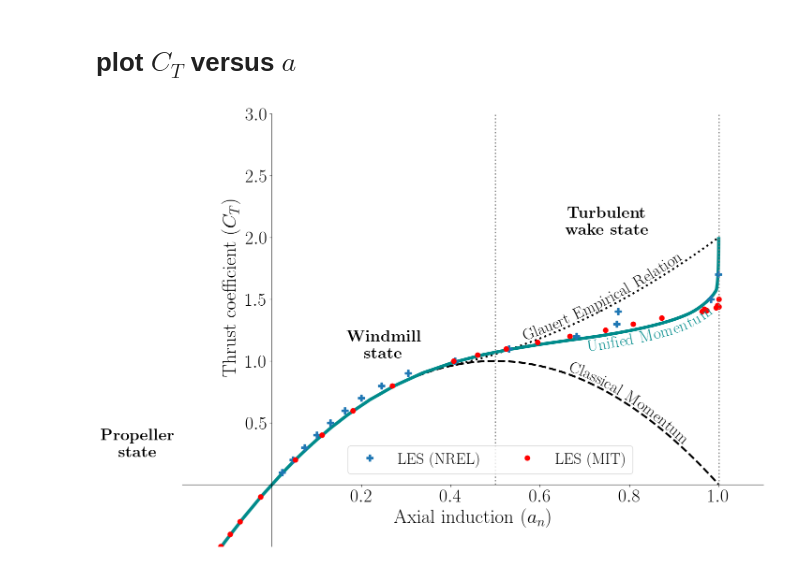
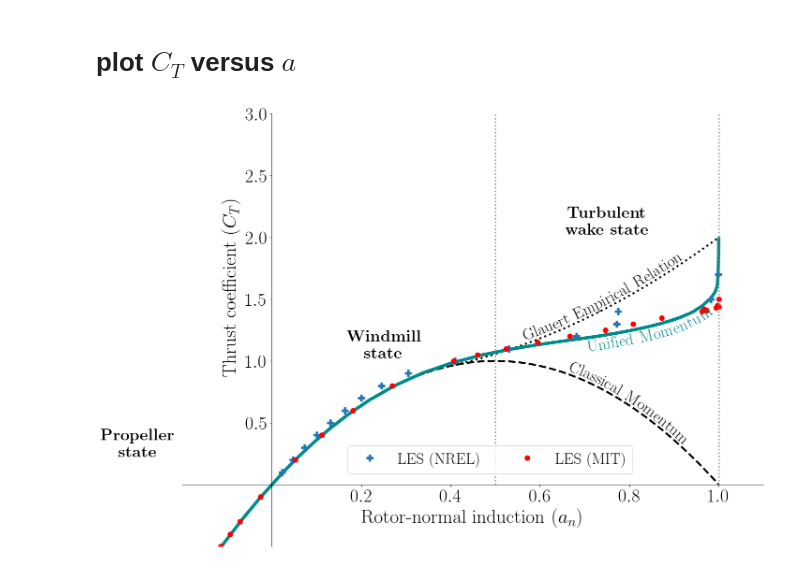
Before and after one commit to Howland-Lab/Unified-Momentum-Model, a Jupyter notebook: figures/figure_01_axis.ipynb, the cells around one changed output. Drawn from its saved outputs; the diff is of its cells as text; code cells hidden in the pictures.

```diff
--- a/figures/figure_01_axis.ipynb
+++ b/figures/figure_01_axis.ipynb
@@ -419,32 +422,32 @@ plt.text(0.75, 2.0, r"\textbf{Turbulent}" "\n" r"\textbf{wake state}", **state_p
 # Vertical lines
 vline_settings = dict(lw=2, colors="0.5", ls=":", ymin=0, ymax=4)
 plt.vlines(0.5, **vline_settings)
 plt.vlines(1, **vline_settings)
 
 # Axis labels and limits
-plt.xlabel("Axial induction $(a_n)$", fontsize=30)
+plt.xlabel("Rotor-normal induction $(a_n)$", fontsize=30)
 plt.ylabel("Thrust coefficient $(C_T)$", fontsize=30)
 ax.yaxis.set_label_coords(0.1, 0.6)
 
 plt.xlim(-0.2, 1.1)
 plt.ylim(-0.5, 3.0)
 
 # x and y ticks
 plt.xticks(np.arange(0.2, 1.01, 0.2))
 plt.yticks(np.arange(0.5, 3.1, 0.5))
 
 plt.tick_params(axis="both", which="both", labelsize=28)
 
 # Remove top and right frame
 ax.spines["top"].set_visible(False)
 ax.spines["right"].set_visible(False)
 
 # move axis origin to (0, 0)
 ax.spines["left"].set_position("zero")
 ax.spines["bottom"].set_position("zero")
 
 # legend
 plt.legend(bbox_to_anchor=[0.53, 0.15], loc="lower center", ncol=3, fontsize="large")
 plt.savefig(figdir / "Figure1_axis_3_state.png", dpi=500, bbox_inches="tight")
 # %% [output]
-[figure, old version]
+[figure, new version]
```
Also changed, not shown: parts of 1 cell of this notebook, 9 other files.
